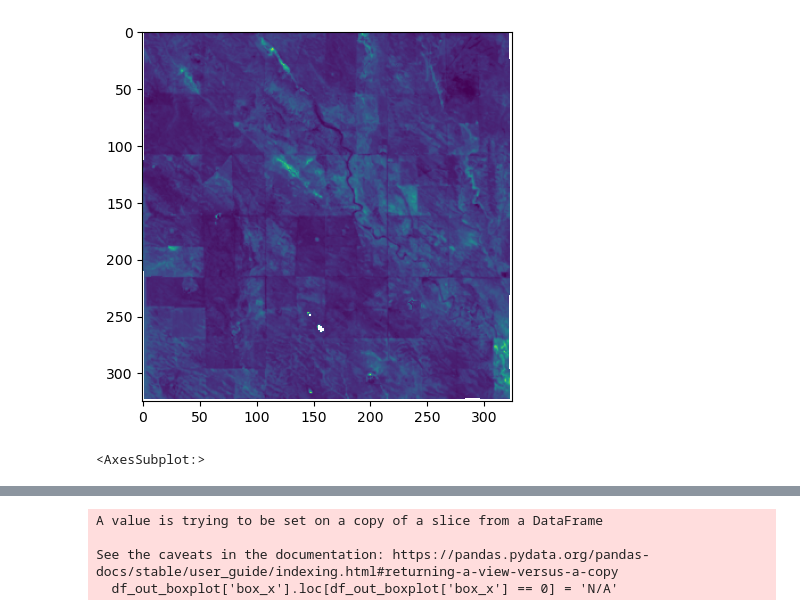
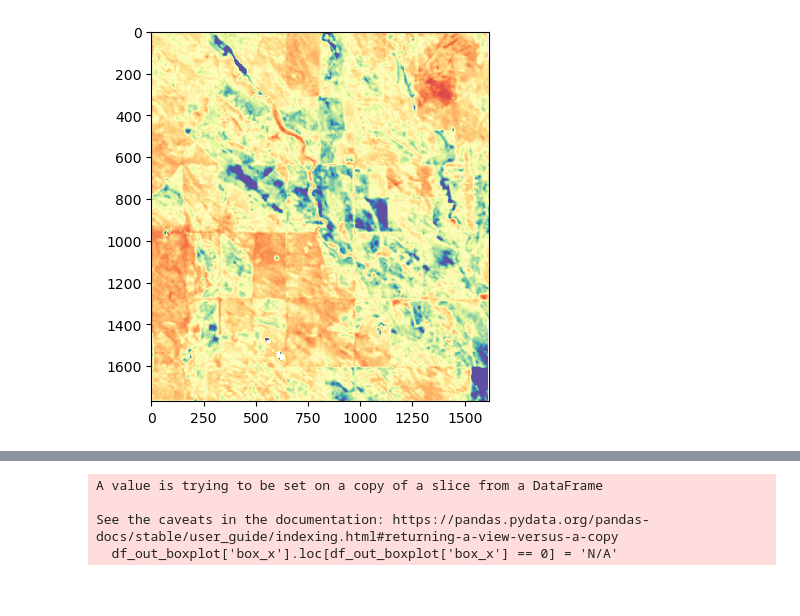
Before and after one commit to kearney-sp/cper_pdog, a Jupyter notebook: cnn_pred_colony.ipynb, the cells around one changed output, grey strips where cells are left out. Saved outputs shown, nothing was run; the diff lists cells and outputs as text; code cells hidden in the pictures.

```diff
--- a/cnn_pred_colony.ipynb
+++ b/cnn_pred_colony.ipynb
@@ -71,0 +243,14 @@ cper_xr = cper_xr.where(cper_xr != 0)
+# %%
+# september
+cellsize_x, cellsize_y = convolution.calc_cellsize(pts_xr)
+kernel = convolution.circle_kernel(cellsize_x, cellsize_y, radius=radius_m)
+pts_xr_sum = focal.apply(pts_all_xr,
+                     kernel,
+                     focal._calc_sum)
+#pts_xr_sum.rio.to_raster('./cnn_pred_results/tifs/burrow_sum_' + str(int(radius_m)) + 'm' + suffix + '.tif')
+
+# july
+pts_xr_july_sum = focal.apply(pts_all_july_xr,
+                     kernel,
+                     focal._calc_sum)
+#pts_xr_july_sum.rio.to_raster('./cnn_pred_results/tifs/burrow_sum_july' + str(int(radius_m)) + 'm' + suffix + '.tif')
@@ -109,7 +398,13 @@ show(bm_slope_z.data, clim=(-2.0, 2.0))
 # %%
 bm_sub = hls_xr['Biomass'].isel(date=slice(235, 265)).mean(dim='date').rio.reproject('EPSG:32613').compute()
 bm_sub = bm_sub.where(bm_sub != bm_sub.rio.nodata)
-show(bm_sub.data)
+bm_sub = bm_sub.reindex_like(pts_xr_sum, method='nearest')
+bm_z = (bm_sub - bm_sub.mean()) / bm_sub.std()
+show(bm_z.data, cmap='Spectral', clim=(-3.0, 3.0))
+
+bm_sub_july = hls_xr['Biomass'].isel(date=slice(185, 215)).mean(dim='date').rio.reproject('EPSG:32613').compute()
+bm_sub_july = bm_sub_july.where(bm_sub_july != bm_sub_july.rio.nodata)
+bm_sub_july = bm_sub_july.reindex_like(pts_xr_july_sum, method='nearest')
+bm_z_july = (bm_sub_july - bm_sub_july.mean()) / bm_sub_july.std()
 # %% [output]
-[figure, old version]
+[figure, new version]
-<AxesSubplot:>
```
Also changed, not shown: parts of 69 cells of this notebook, 4 other files.
